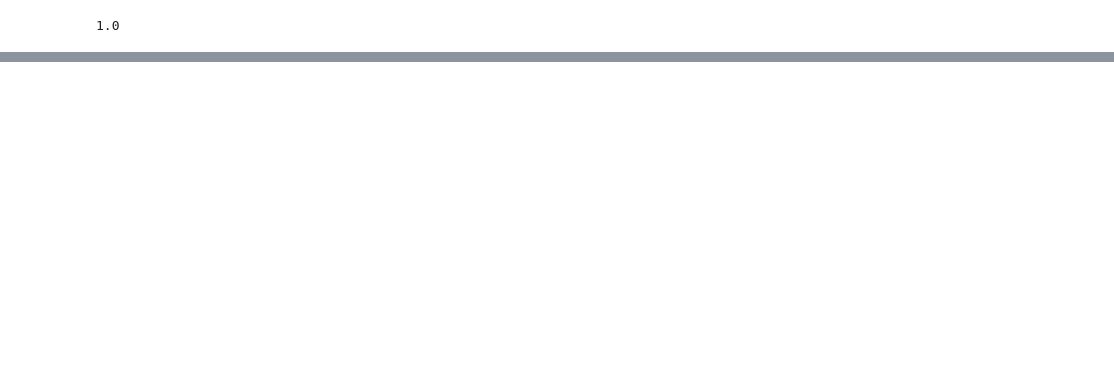
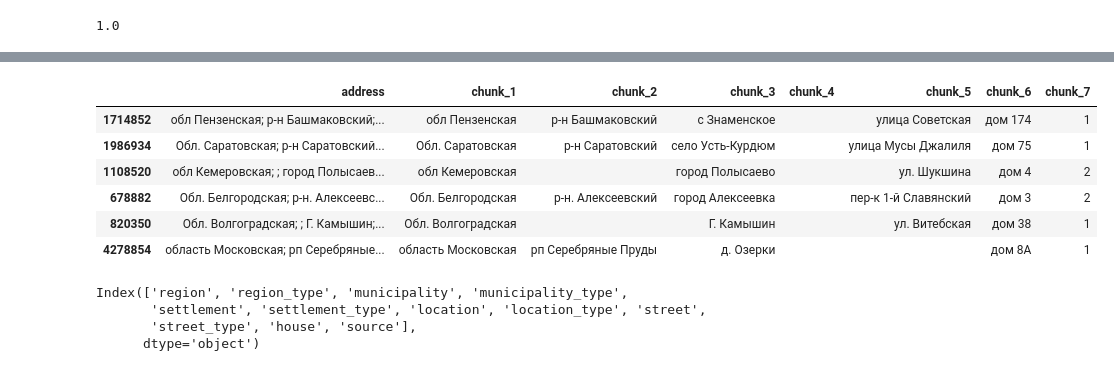
Before and after one commit to hekaido/rucode_7.0, a Jupyter notebook: C/ner.ipynb, the cells around one changed output, grey strips where cells are left out. Cells and saved outputs as stored; diff of their text form; code cells hidden in the pictures; blank space fills up the shorter version.

```diff
--- a/C/ner.ipynb
+++ b/C/ner.ipynb
@@ -414,0 +516,10 @@ len(a[0].unique().tolist())
+# %%
+df_test.sample(6)
+# %% [output]
+|  | address | chunk_1 | chunk_2 | chunk_3 | chunk_4 | chunk_5 | chunk_6 | chunk_7 |
+| 1714852 | обл Пензенская; р-н Башмаковский;... | обл Пензенская | р-н Башмаковский | с Знаменское |  | улица Советская | дом 174 | 1 |
+| 1986934 | Обл. Саратовская; р-н Саратовский... | Обл. Саратовская | р-н Саратовский | село Усть-Курдюм |  | улица Мусы Джалиля | дом 75 | 1 |
+| 1108520 | обл Кемеровская; ; город Полысаев... | обл Кемеровская |  | город Полысаево |  | ул. Шукшина | дом 4 | 2 |
+| 678882 | Обл. Белгородская; р-н. Алексеевс... | Обл. Белгородская | р-н. Алексеевский | город Алексеевка |  | пер-к 1-й Славянский | дом 3 | 2 |
+| 820350 | Обл. Волгоградская; ; Г. Камышин;... | Обл. Волгоградская |  | Г. Камышин |  | ул. Витебская | дом 38 | 1 |
+| 4278854 | область Московская; рп Серебряные... | область Московская | рп Серебряные Пруды | д. Озерки |  |  | дом 8А | 1 |
@@ -414,0 +528,7 @@ len(a[0].unique().tolist())
+# %%
+sample_subm.columns
+# %% [output]
+Index(['region', 'region_type', 'municipality', 'municipality_type',
+       'settlement', 'settlement_type', 'location', 'location_type', 'street',
+       'street_type', 'house', 'source'],
+      dtype='object')
```
Also changed, not shown: parts of 82 cells of this notebook.
